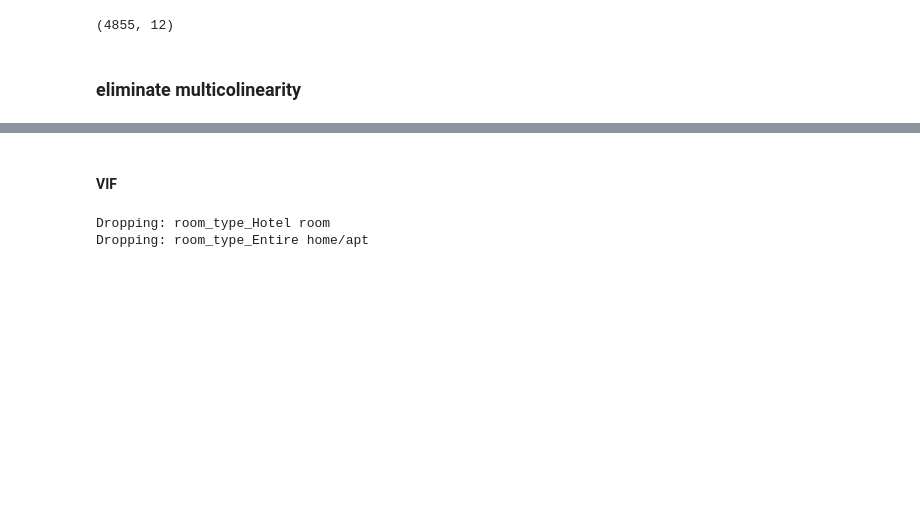
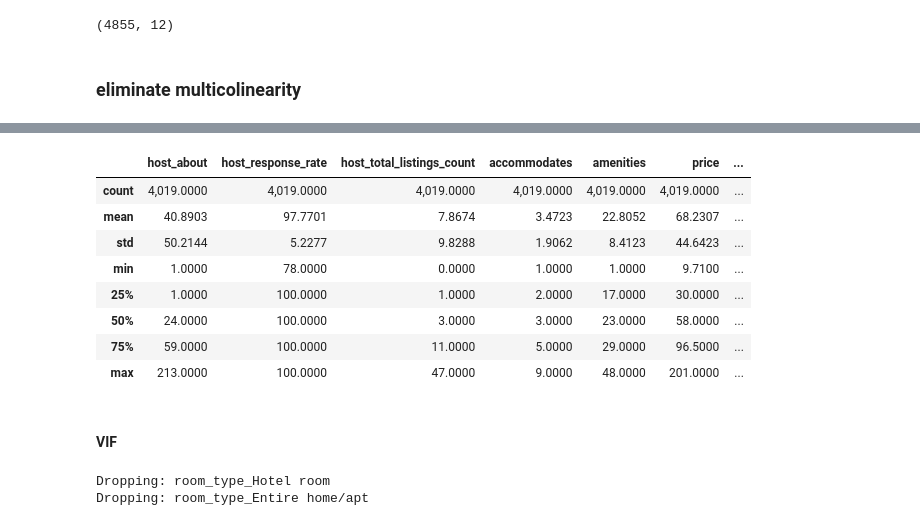
Before and after one commit to Jiawei997/qm, a Jupyter notebook: VIF-regression.ipynb, the cells around one changed output, grey strips where cells are left out. Drawn from its saved outputs; the diff is of its cells as text; code cells hidden in the pictures; blank space fills up the shorter version.

```diff
--- a/VIF-regression.ipynb
+++ b/VIF-regression.ipynb
@@ -312,3 +312,15 @@ Text(0.5, 1.0, 'Correlation Matrix')
+# %%
+df_numeric.describe()
+# %% [output]
+|  | host_about | host_response_rate | host_total_listings_count | accommodates | amenities | price | ... |
+| count | 4,019.0000 | 4,019.0000 | 4,019.0000 | 4,019.0000 | 4,019.0000 | 4,019.0000 | ... |
+| mean | 40.8903 | 97.7701 | 7.8674 | 3.4723 | 22.8052 | 68.2307 | ... |
+| std | 50.2144 | 5.2277 | 9.8288 | 1.9062 | 8.4123 | 44.6423 | ... |
+| min | 1.0000 | 78.0000 | 0.0000 | 1.0000 | 1.0000 | 9.7100 | ... |
+| 25% | 1.0000 | 100.0000 | 1.0000 | 2.0000 | 17.0000 | 30.0000 | ... |
+| 50% | 24.0000 | 100.0000 | 3.0000 | 3.0000 | 23.0000 | 58.0000 | ... |
+| 75% | 59.0000 | 100.0000 | 11.0000 | 5.0000 | 29.0000 | 96.5000 | ... |
+| max | 213.0000 | 100.0000 | 47.0000 | 9.0000 | 48.0000 | 201.0000 | ... |
 # %% [markdown]
 #### VIF
 # %%
```
Also changed, not shown: parts of 6 cells of this notebook.
